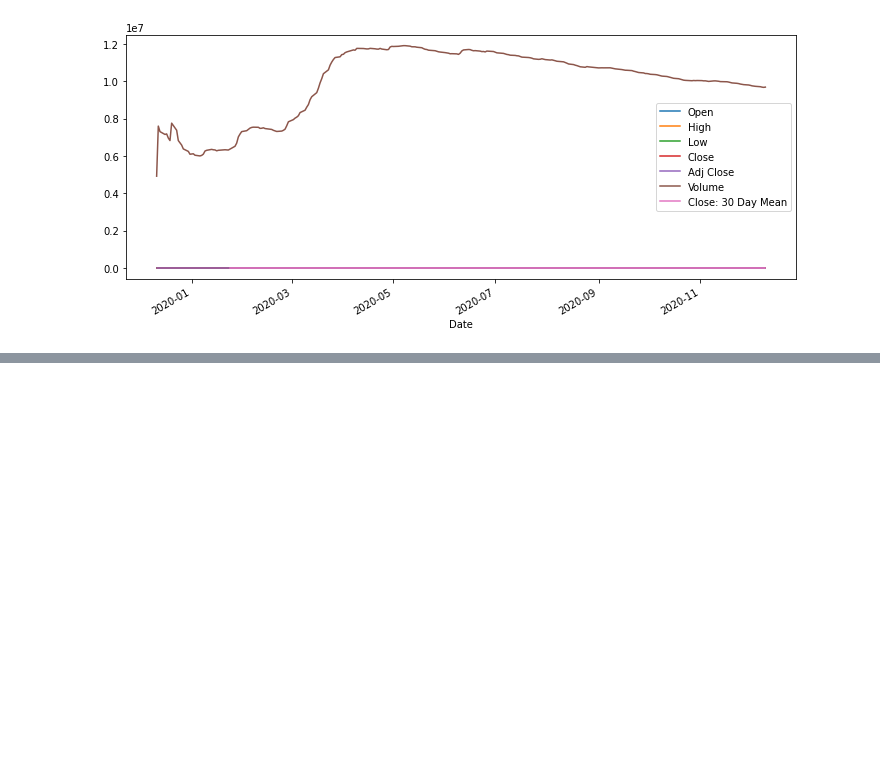
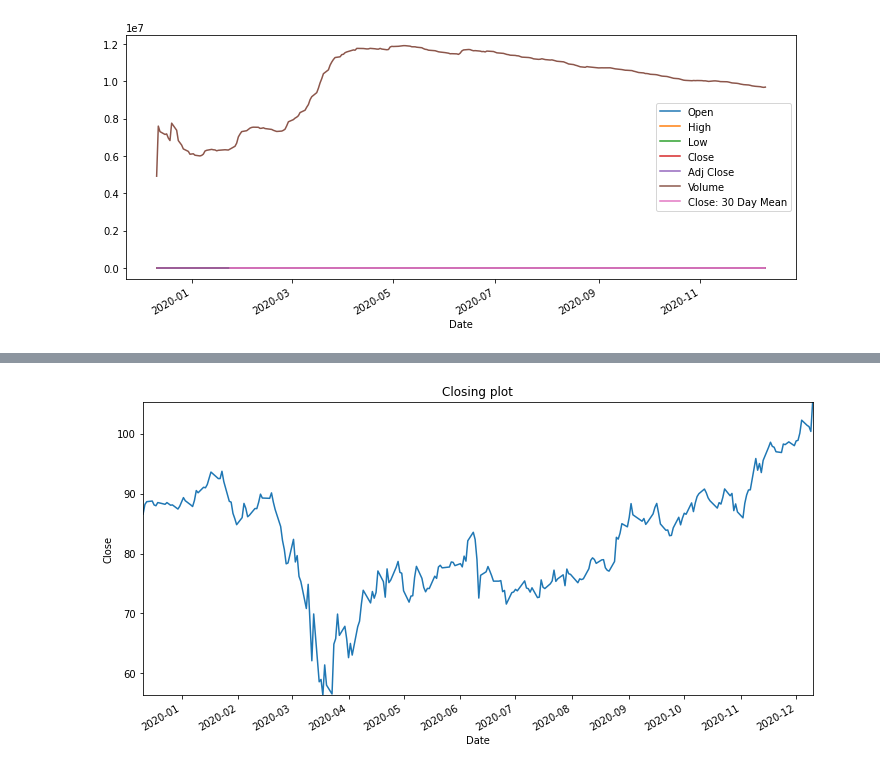
Before and after one commit to tankasalamanisha/TimeSeries, a Jupyter notebook: Basics/TimeSeries with Pandas.ipynb, the cells around one changed output, grey strips where cells are left out. Drawn from its saved outputs; the diff is of its cells as text; code cells hidden in the pictures; blank space fills up the shorter version.

```diff
--- a/Basics/TimeSeries with Pandas.ipynb
+++ b/Basics/TimeSeries with Pandas.ipynb
@@ -139,0 +151,12 @@ df.expanding().mean().plot(figsize=(12,5))
+# %%
+title = "Closing plot"
+ylabel = 'Close'
+xlabel = "Date"
+# %%
+ax = df['Close'].plot(figsize=(12,6), title=title) #Assign the plot to a variable
+
+ax.set(xlabel = xlabel, ylabel=ylabel)
+
+ax.autoscale(axis= 'both', tight=True) # To fit the plot to the size.
+# %% [output]
+[figure, added]
```
Also changed, not shown: parts of 8 cells of this notebook, 2 other files.
